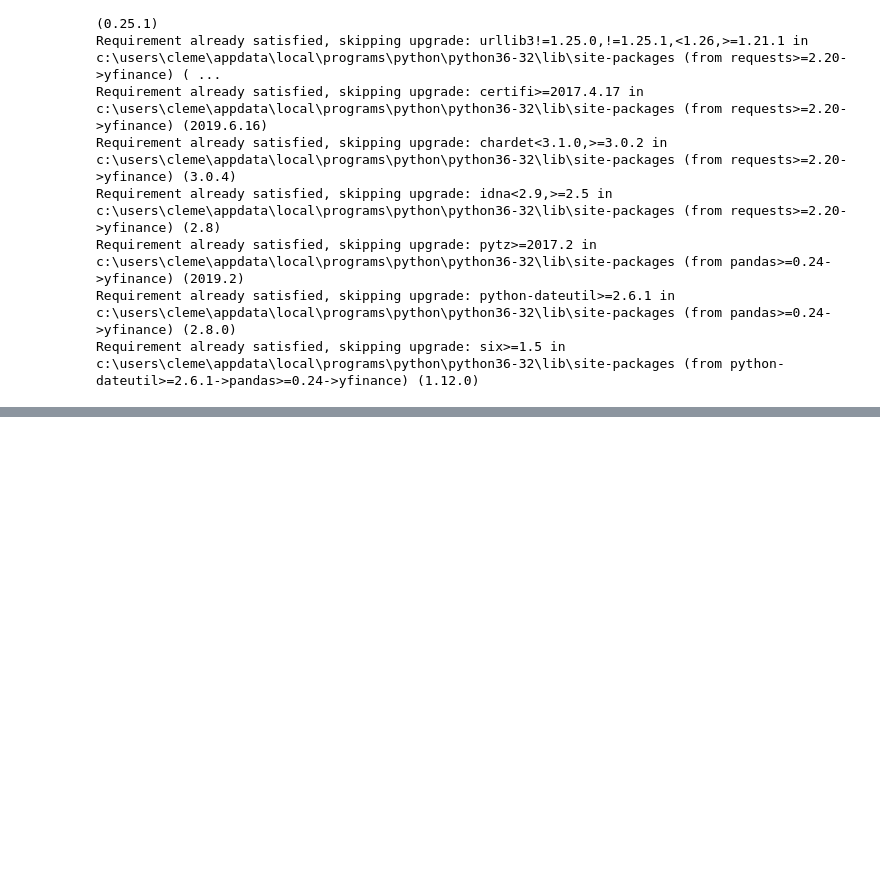
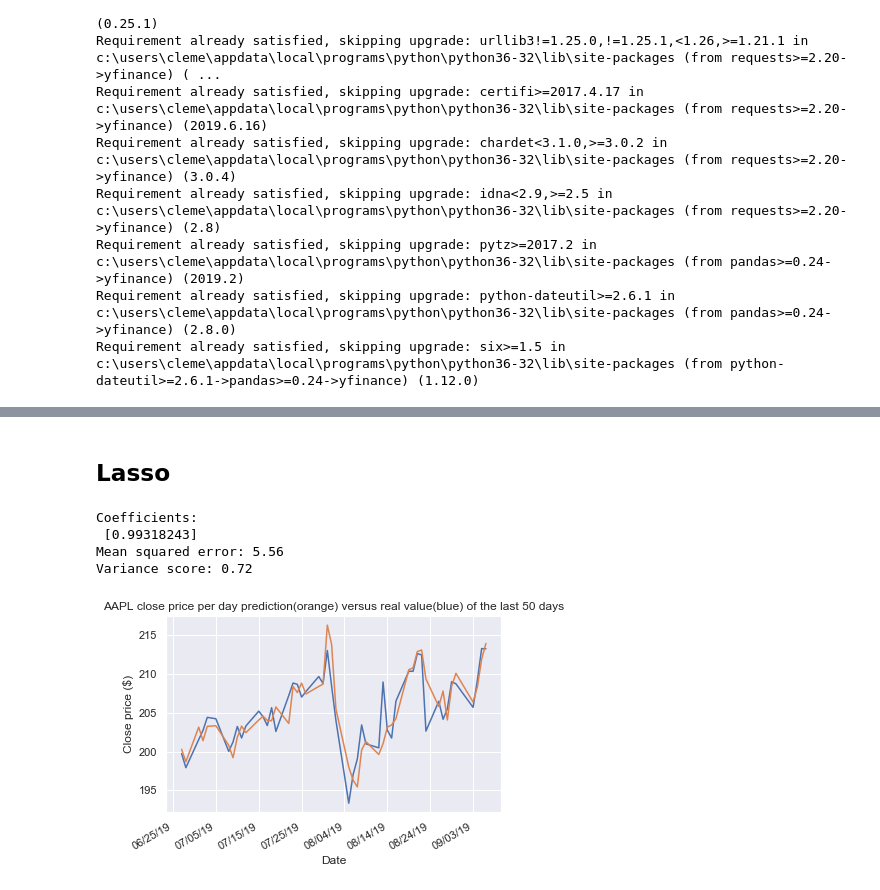
Before and after one commit to ehrakis/stock-price-prediction, a Jupyter notebook: Stock_price_prediction.ipynb, the cells around one changed output, grey strips where cells are left out. Cells and saved outputs as stored; diff of their text form; code cells hidden in the pictures; blank space fills up the shorter version.

Commit message:
Add lasso and bayesian regression

```diff
--- a/Stock_price_prediction.ipynb
+++ b/Stock_price_prediction.ipynb
@@ -100,0 +103,46 @@ plt.show()
+# %% [markdown]
+## Lasso
+# %%
+# 2. Lasso
+lasso = linear_model.Lasso(alpha=0.1)
+lasso.fit(price_x_train, price_y_train)
+
+# Make predictions using the testing set
+price_y_pred = lasso.predict(price_x_test)
+
+# The coefficients
+print('Coefficients: \n', lasso.coef_)
+# The mean squared error
+print("Mean squared error: %.2f"
+      % mean_squared_error(price_y_test, price_y_pred))
+# Explained variance score: 1 is perfect prediction
+print('Variance score: %.2f' % r2_score(price_y_test, price_y_pred))
+
+# Data for plotting
+x_axis_date = [i for i in df_full['Date'][-50:]]
+y_axis_real_close_value = [i for i in df_full['Close'][-50:]]
+
+fig, ax = plt.subplots()
+ax.plot(x_axis_date, y_axis_real_close_value)
+ax.plot(x_axis_date, price_y_pred)
+
+days = mdates.DayLocator(interval=10)
+days_fmt = mdates.DateFormatter('%D')
+
+ax.xaxis.set_major_locator(days)
+ax.xaxis.set_major_formatter(days_fmt)
+
+ax.grid(True)
+
+ax.set(xlabel='Date', ylabel='Close price ($)',
+       title='AAPL close price per day prediction(orange) versus real value(blue) of the last 50 days')
+
+fig.autofmt_xdate()
+
+plt.show()
+# %% [output]
+Coefficients:
+ [0.99318243]
+Mean squared error: 5.56
+Variance score: 0.72
+[figure, added]
```
Also changed, not shown: parts of 8 cells of this notebook, 2 other files.
